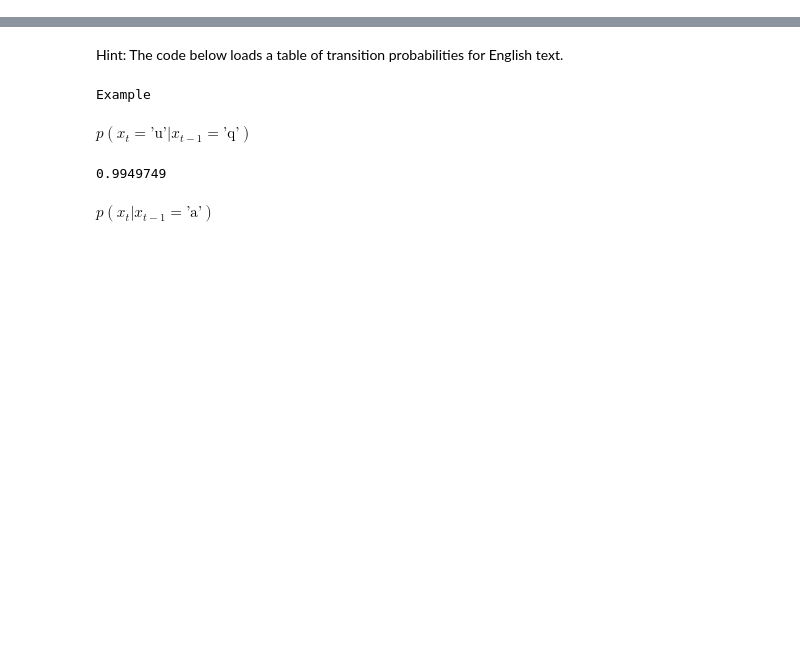
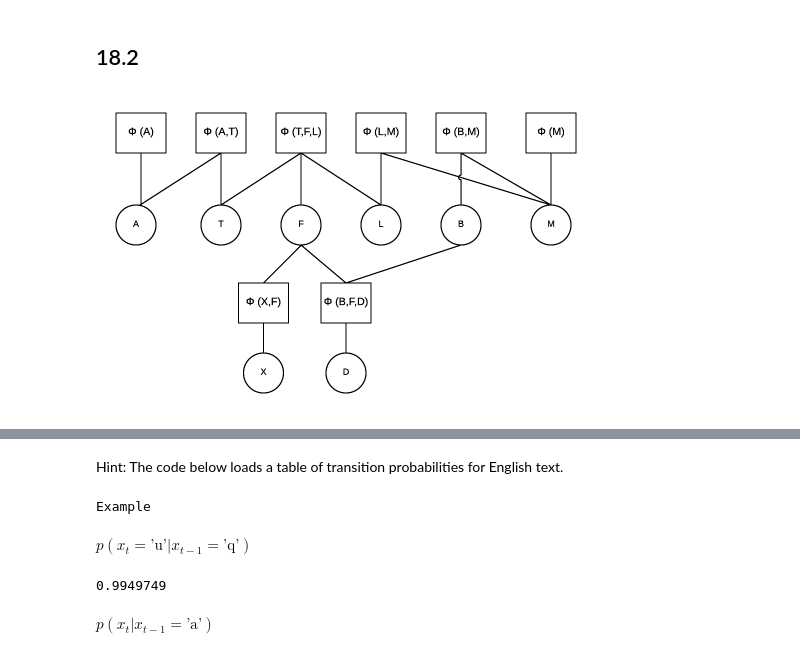
Before and after one commit to CMPE547-Spring-2017-Bogazici/hw3, a Jupyter notebook: Markov Chain of Letters.ipynb, the cells around one changed output, grey strips where cells are left out. Drawn from its saved outputs; the diff is of its cells as text; code cells hidden in the pictures; blank space fills up the shorter version.

```diff
--- a/Markov Chain of Letters.ipynb
+++ b/Markov Chain of Letters.ipynb
@@ -7,0 +13,7 @@ I hereby declare that I observed the honour code of the university when preparin
+# %% [markdown]
+## 18.2
+# %%
+from IPython.display import Image as im
+Image("graph2.png",width=500)
+# %% [output]
+[figure, added]
```
Also changed, not shown: parts of 10 cells of this notebook, 3 other files.
